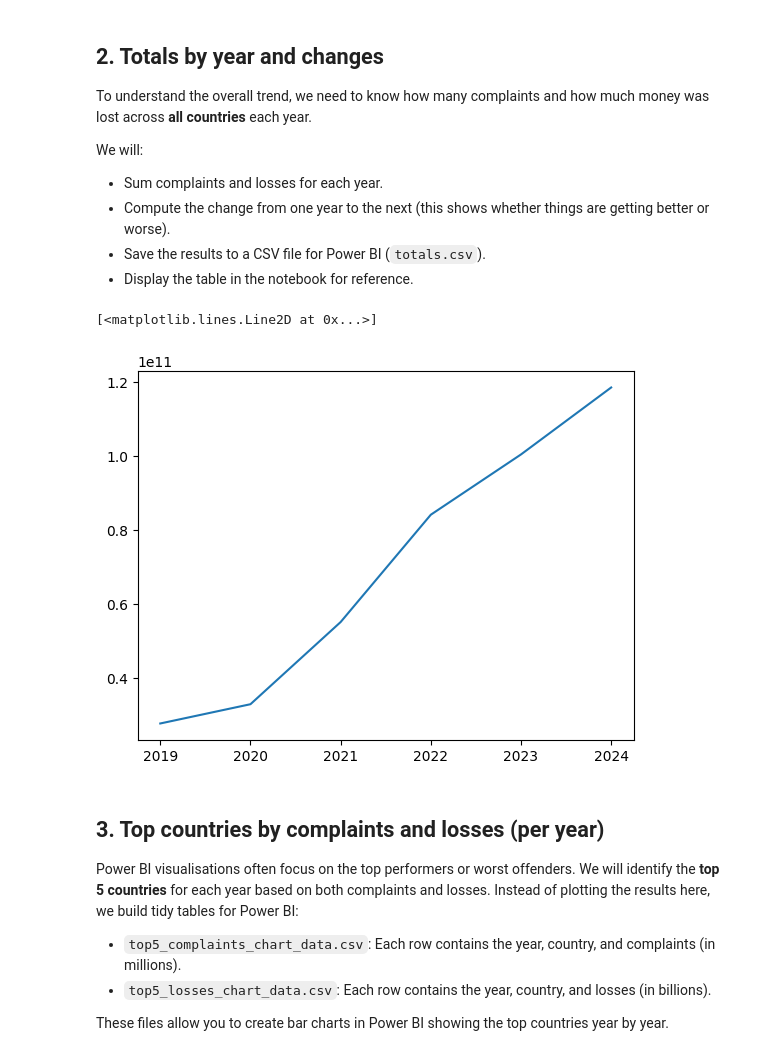
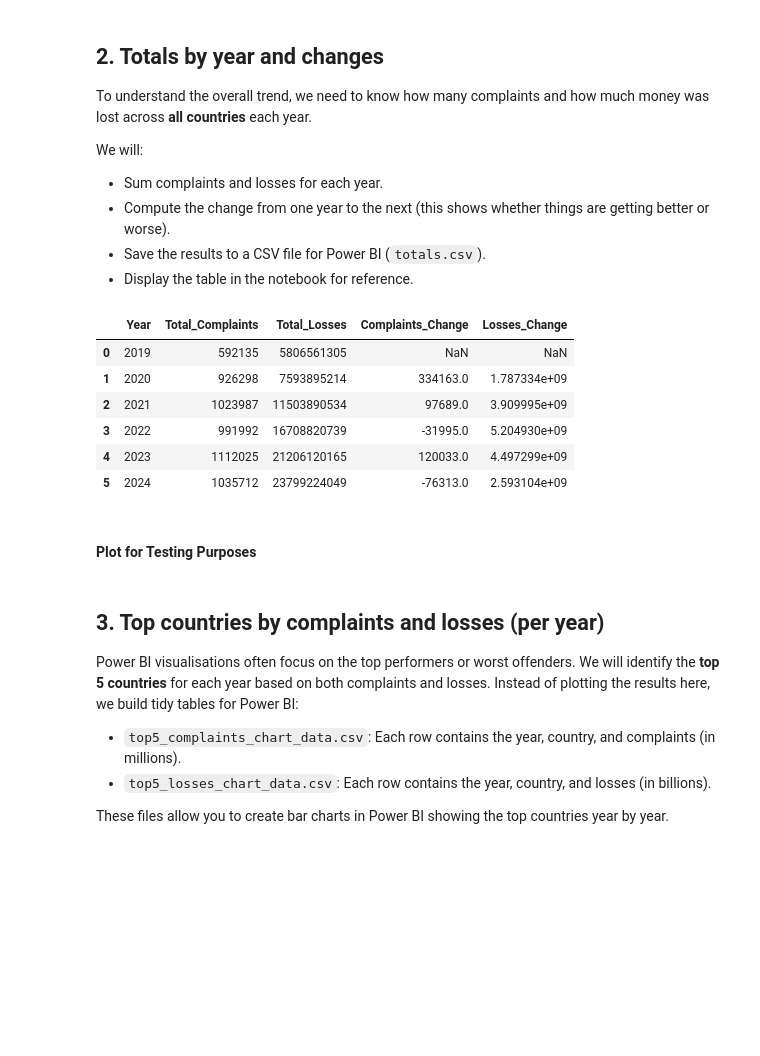
Before and after one commit to KozA777/cyber_project, a Jupyter notebook: Project_EU.ipynb, the cells around one changed output. Drawn from its saved outputs; the diff is of its cells as text; code cells hidden in the pictures; blank space fills up the shorter version.

```diff
--- a/Project_EU.ipynb
+++ b/Project_EU.ipynb
@@ -132,30 +103,34 @@ We will:
 # %%
 # 2.1 Calculate total complaints and losses for each year across all countries
 totals = []
 for year in years:
     total_complaints = df_loss[f'{year}_Complaints'].sum()
     total_losses = df_loss[f'{year}_Losses'].sum()
     totals.append({
         'Year': year,
         'Total_Complaints': total_complaints,
         'Total_Losses': total_losses
     })
 
 # 2.2 Convert the list of totals to a DataFrame
 totals_df = pd.DataFrame(totals)
 
 # 2.3 Compute year‑over‑year changes
 totals_df['Complaints_Change'] = totals_df['Total_Complaints'].diff()
 totals_df['Losses_Change'] = totals_df['Total_Losses'].diff()
 
 # 2.4 Save the totals and changes to CSV for Power BI
 totals_df.to_csv('Code_Output/totals.csv', index=False)
 
 # 2.5 Display the totals table
 totals_df
-
-#plt.plot(totals_df['Year'], totals_df['Total_Complaints'])
-plt.plot(totals_df['Year'], totals_df['Total_Losses'])
 # %% [output]
-[<matplotlib.lines.Line2D at 0x...>]
-[figure, removed]
+|  | Year | Total_Complaints | Total_Losses | Complaints_Change | Losses_Change |
+| 0 | 2019 | 592135 | 5806561305 | NaN | NaN |
+| 1 | 2020 | 926298 | 7593895214 | 334163.0 | 1.787334e+09 |
+| 2 | 2021 | 1023987 | 11503890534 | 97689.0 | 3.909995e+09 |
+| 3 | 2022 | 991992 | 16708820739 | -31995.0 | 5.204930e+09 |
+| 4 | 2023 | 1112025 | 21206120165 | 120033.0 | 4.497299e+09 |
+| 5 | 2024 | 1035712 | 23799224049 | -76313.0 | 2.593104e+09 |
+# %% [markdown]
+#### Plot for Testing Purposes
```
Also changed, not shown: parts of 45 cells of this notebook.
